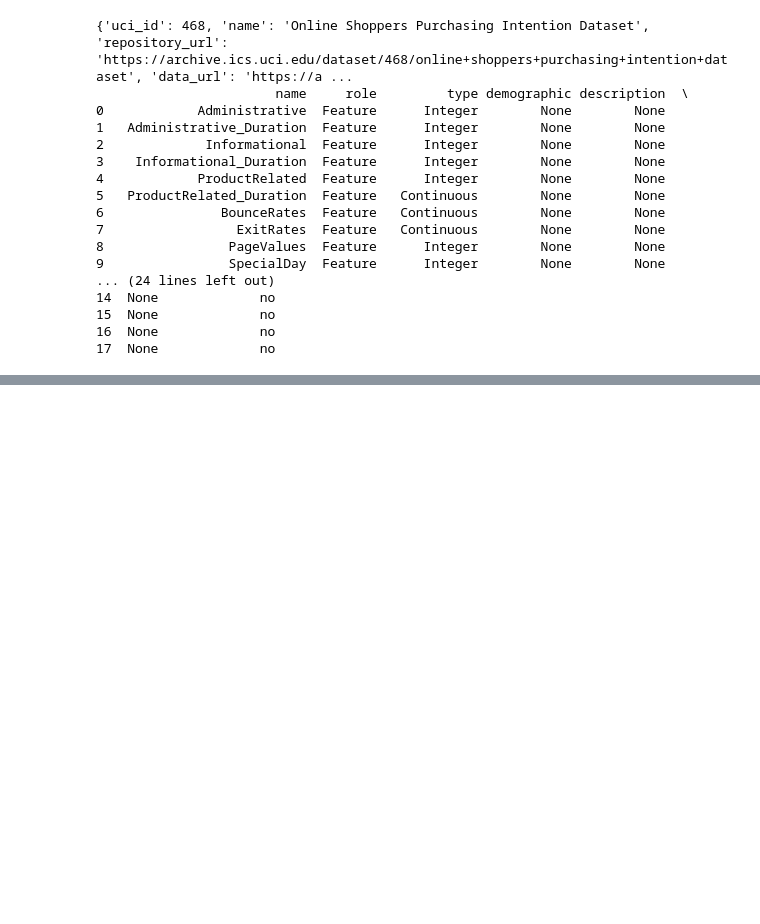
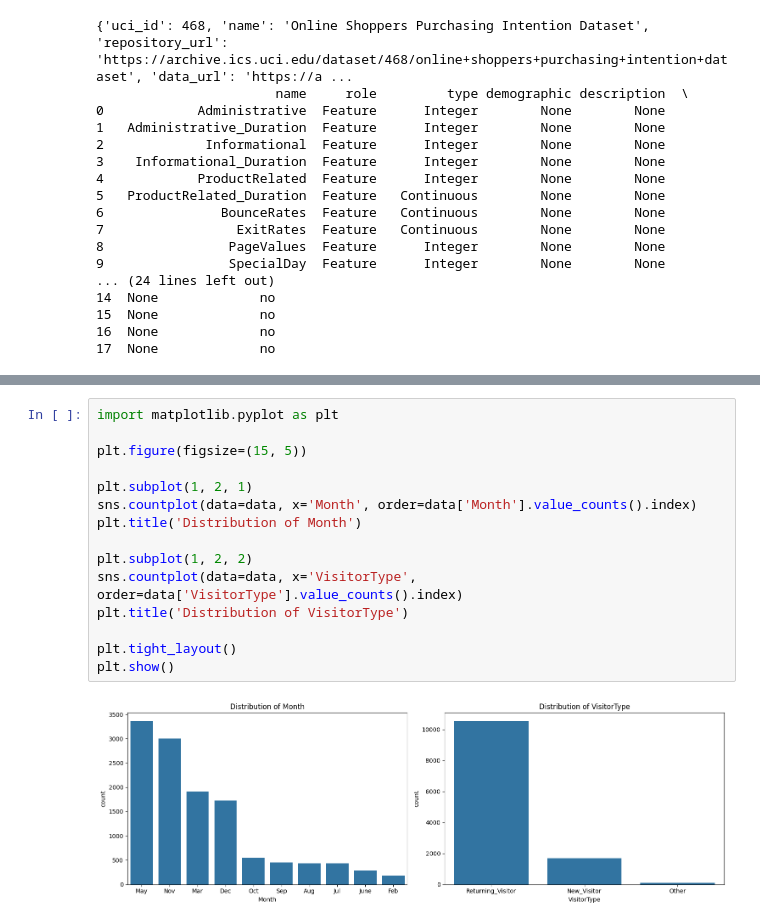
Before and after one commit to Yaj-t/DATA_ANALYTICS, a Jupyter notebook: assignments/lecture_2.ipynb, the cells around one changed output, grey strips where cells are left out. Cells and saved outputs as stored; diff of their text form; blank space fills up the shorter version.

```diff
--- a/assignments/lecture_2.ipynb
+++ b/assignments/lecture_2.ipynb
@@ -181,0 +35,17 @@ plt.show()
+# %%
+import matplotlib.pyplot as plt
+
+plt.figure(figsize=(15, 5))
+
+plt.subplot(1, 2, 1)
+sns.countplot(data=data, x='Month', order=data['Month'].value_counts().index)
+plt.title('Distribution of Month')
+
+plt.subplot(1, 2, 2)
+sns.countplot(data=data, x='VisitorType', order=data['VisitorType'].value_counts().index)
+plt.title('Distribution of VisitorType')
+
+plt.tight_layout()
+plt.show()
+# %% [output]
+[figure, added]
```
Also changed, not shown: parts of 4 cells of this notebook, 1 other file.
